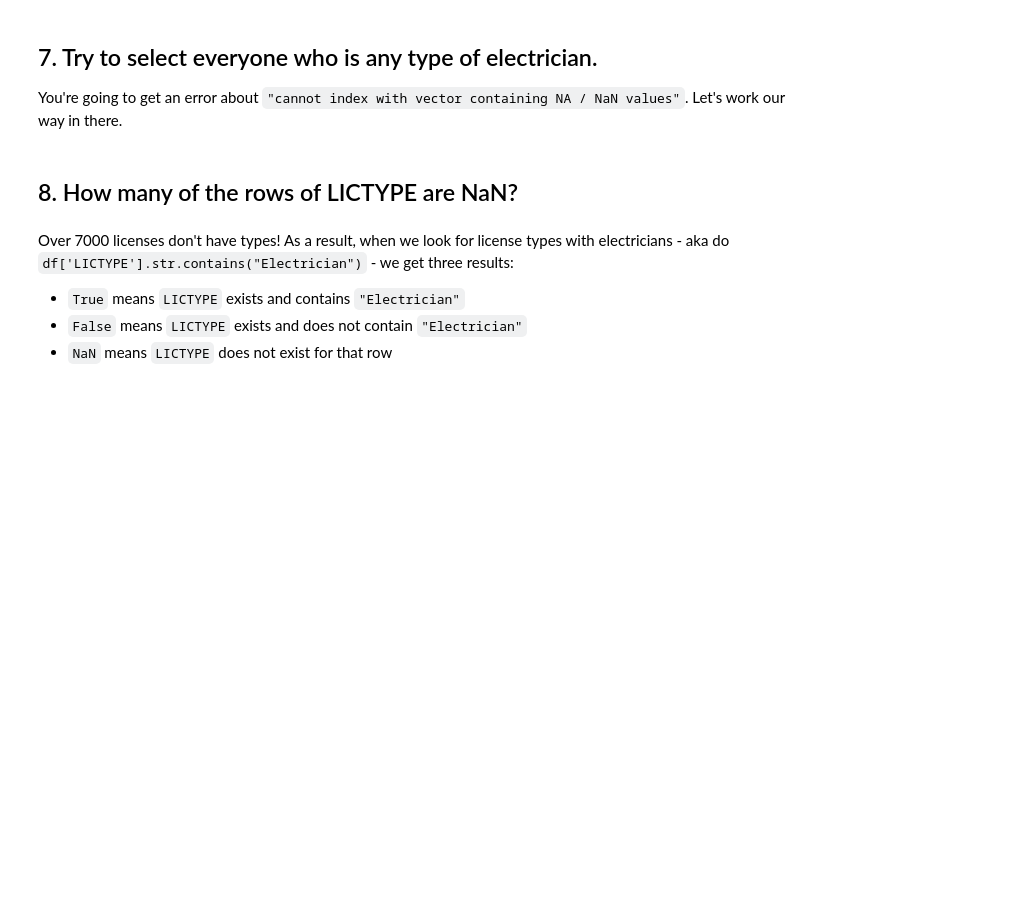
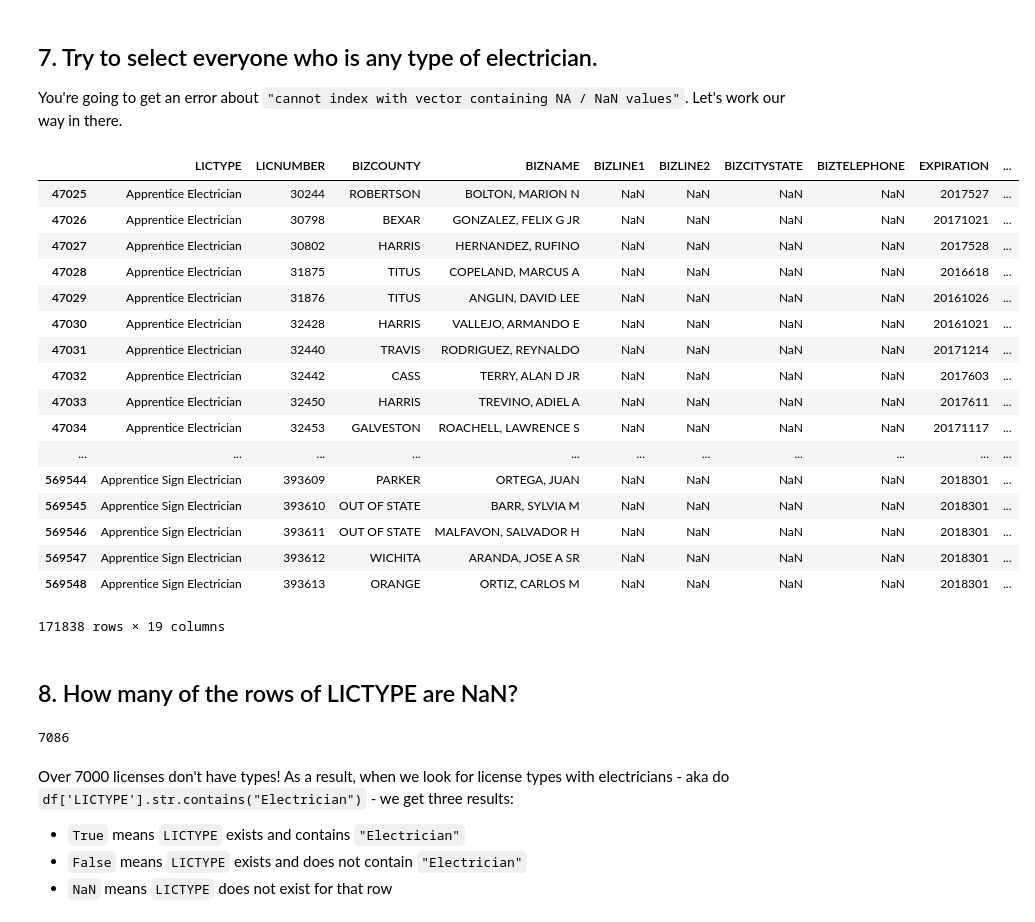
Before and after one commit to mingligraphics/foundations_homework, a Jupyter notebook: 07-homework/licensing/Licenses.ipynb, the cells around one changed output. Cells and saved outputs as stored; diff of their text form; code cells hidden in the pictures; blank space fills up the shorter version.

```diff
--- a/07-homework/licensing/Licenses.ipynb
+++ b/07-homework/licensing/Licenses.ipynb
@@ -68,9 +154,32 @@ Check the first five expirations to make sure they look right.
 You're going to get an error about `"cannot index with vector containing NA / NaN values"`. Let's work our way in there.
 # %%
 # Yes I know I left this in here, it's a learning experience!
-df[df['LICTYPE'].str.contains("Electrician")]
+df[df['LICTYPE'].str.contains("Electrician",na=False)]
+# %% [output]
+|  | LICTYPE | LICNUMBER | BIZCOUNTY | BIZNAME | BIZLINE1 | BIZLINE2 | BIZCITYSTATE | BIZTELEPHONE | EXPIRATION | ... |
+| 47025 | Apprentice Electrician | 30244 | ROBERTSON | BOLTON, MARION N | NaN | NaN | NaN | NaN | 2017527 | ... |
+| 47026 | Apprentice Electrician | 30798 | BEXAR | GONZALEZ, FELIX G JR | NaN | NaN | NaN | NaN | 20171021 | ... |
+| 47027 | Apprentice Electrician | 30802 | HARRIS | HERNANDEZ, RUFINO | NaN | NaN | NaN | NaN | 2017528 | ... |
+| 47028 | Apprentice Electrician | 31875 | TITUS | COPELAND, MARCUS A | NaN | NaN | NaN | NaN | 2016618 | ... |
+| 47029 | Apprentice Electrician | 31876 | TITUS | ANGLIN, DAVID LEE | NaN | NaN | NaN | NaN | 20161026 | ... |
+| 47030 | Apprentice Electrician | 32428 | HARRIS | VALLEJO, ARMANDO E | NaN | NaN | NaN | NaN | 20161021 | ... |
+| 47031 | Apprentice Electrician | 32440 | TRAVIS | RODRIGUEZ, REYNALDO | NaN | NaN | NaN | NaN | 20171214 | ... |
+| 47032 | Apprentice Electrician | 32442 | CASS | TERRY, ALAN D JR | NaN | NaN | NaN | NaN | 2017603 | ... |
+| 47033 | Apprentice Electrician | 32450 | HARRIS | TREVINO, ADIEL A | NaN | NaN | NaN | NaN | 2017611 | ... |
+| 47034 | Apprentice Electrician | 32453 | GALVESTON | ROACHELL, LAWRENCE S | NaN | NaN | NaN | NaN | 20171117 | ... |
+| ... | ... | ... | ... | ... | ... | ... | ... | ... | ... | ... |
+| 569544 | Apprentice Sign Electrician | 393609 | PARKER | ORTEGA, JUAN | NaN | NaN | NaN | NaN | 2018301 | ... |
+| 569545 | Apprentice Sign Electrician | 393610 | OUT OF STATE | BARR, SYLVIA M | NaN | NaN | NaN | NaN | 2018301 | ... |
+| 569546 | Apprentice Sign Electrician | 393611 | OUT OF STATE | MALFAVON, SALVADOR H | NaN | NaN | NaN | NaN | 2018301 | ... |
+| 569547 | Apprentice Sign Electrician | 393612 | WICHITA | ARANDA, JOSE A SR | NaN | NaN | NaN | NaN | 2018301 | ... |
+| 569548 | Apprentice Sign Electrician | 393613 | ORANGE | ORTIZ, CARLOS M | NaN | NaN | NaN | NaN | 2018301 | ... |
+171838 rows × 19 columns
 # %% [markdown]
 ## 8. How many of the rows of LICTYPE are NaN?
+# %%
+df.LICTYPE.isnull().sum()
+# %% [output]
+7086
 # %% [markdown]
 Over 7000 licenses don't have types! As a result, when we look for license types with electricians - aka do `df['LICTYPE'].str.contains("Electrician")` - we get three results:
 
```
Also changed, not shown: parts of 61 cells of this notebook, 1 other file.
